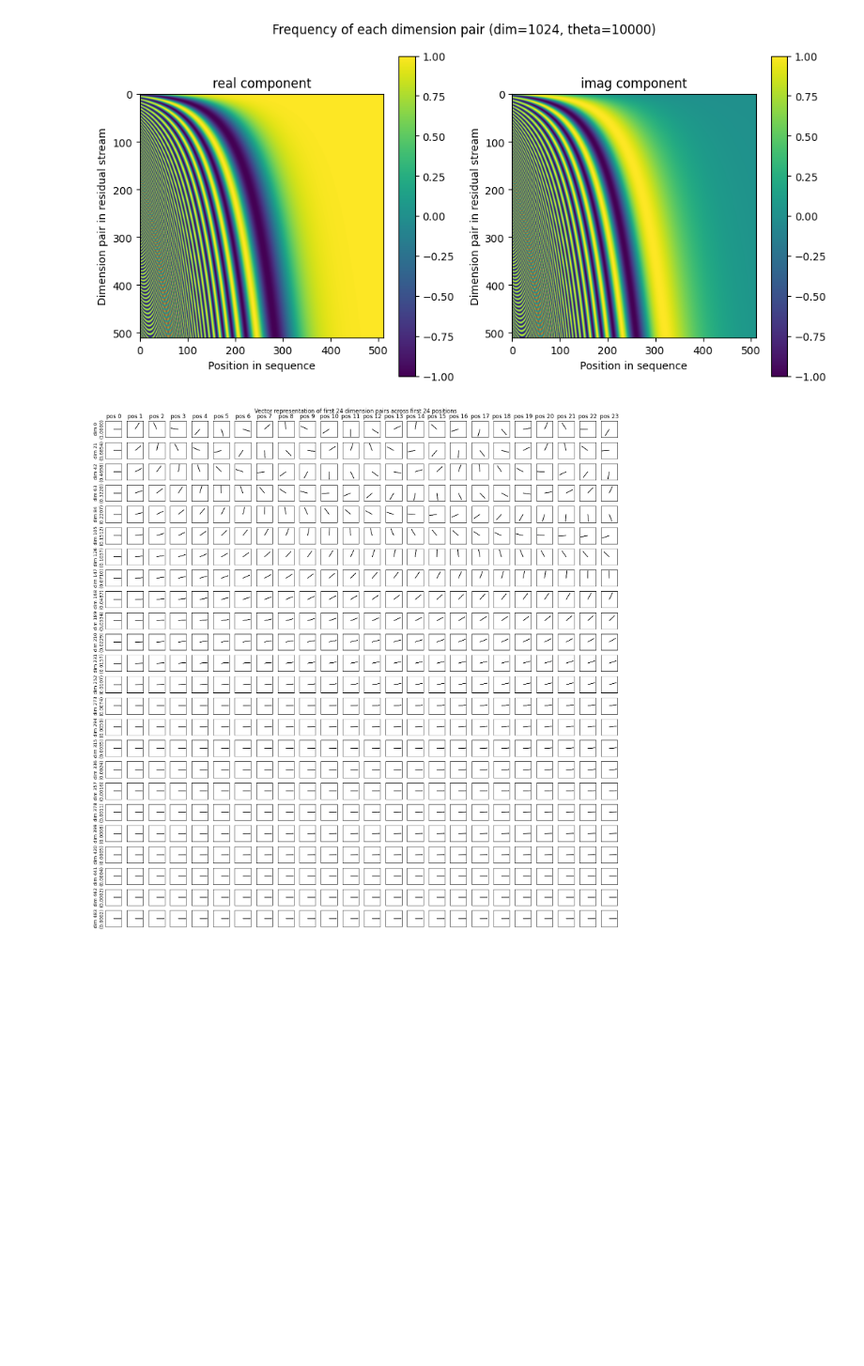
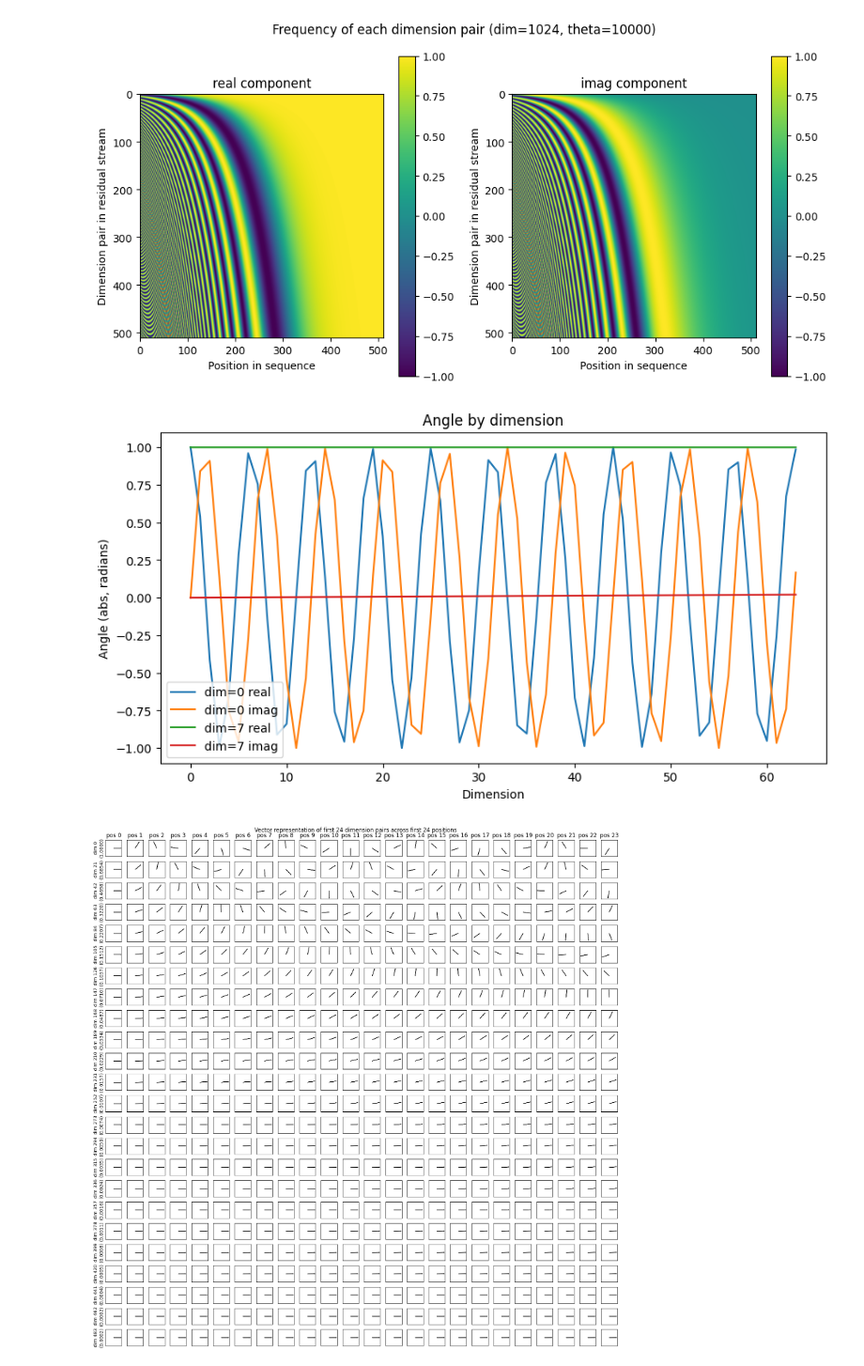
Before and after one commit to Jjschwartz/gollem, a Jupyter notebook: notebooks/rope.ipynb, the cells around one changed output. Shown at 94% size. Cells and saved outputs as stored; diff of their text form; code cells hidden in the pictures; blank space fills up the shorter version.

```diff
--- a/notebooks/rope.ipynb
+++ b/notebooks/rope.ipynb
@@ -177,6 +186,32 @@ fig.tight_layout()
 plt.show()
 # %% [output]
 [figure]
+# %%
+# Plot the real and imaginary components of the freqs_cis in a line plot
+dim = 16
+theta = 10000
+seq_len = 64
+freqs_cis = precompute_freqs_cis(dim, seq_len, theta)
+
+# plot angles by dimension as lines
+fig, ax = plt.subplots(1, 1, figsize=(10, 5))
+
+xs = torch.arange(seq_len)
+n_dims_to_show = 1
+d_interval = (dim // 2) // n_dims_to_show
+for d_idx in range(n_dims_to_show + 1):
+    d = min(d_idx * d_interval, dim // 2 - 1)
+    ys = freqs_cis[:, d]
+    ax.plot(xs, ys.real, label=f"dim={d} real")
+    ax.plot(xs, ys.imag, label=f"dim={d} imag")
+
+ax.set_title("Angle by dimension")
+ax.set_xlabel("Dimension")
+ax.set_ylabel("Angle (abs, radians)")
+ax.legend()
+plt.show()
+# %% [output]
+[figure, added]
 # %%
 # plot a matrix of vectors where each row is the dimension pair (d, d+1) and each column is the position in the sequence
 # by "matrix of vectors" I mean that each cell (d, t) literally shows a vector as an arrow going from the origin to the point
```
Also changed, not shown: parts of 1 cell of this notebook, 7 other files.
